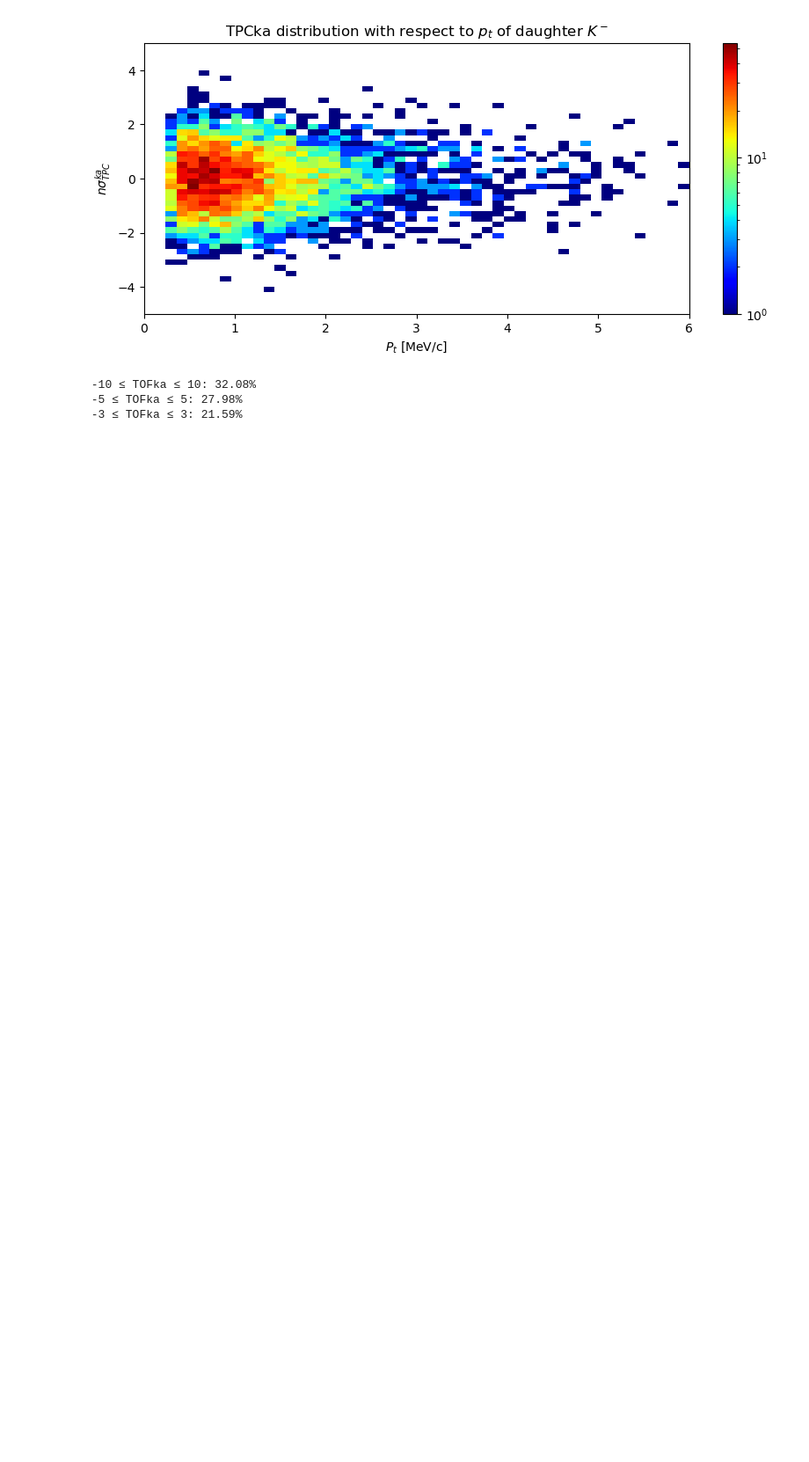
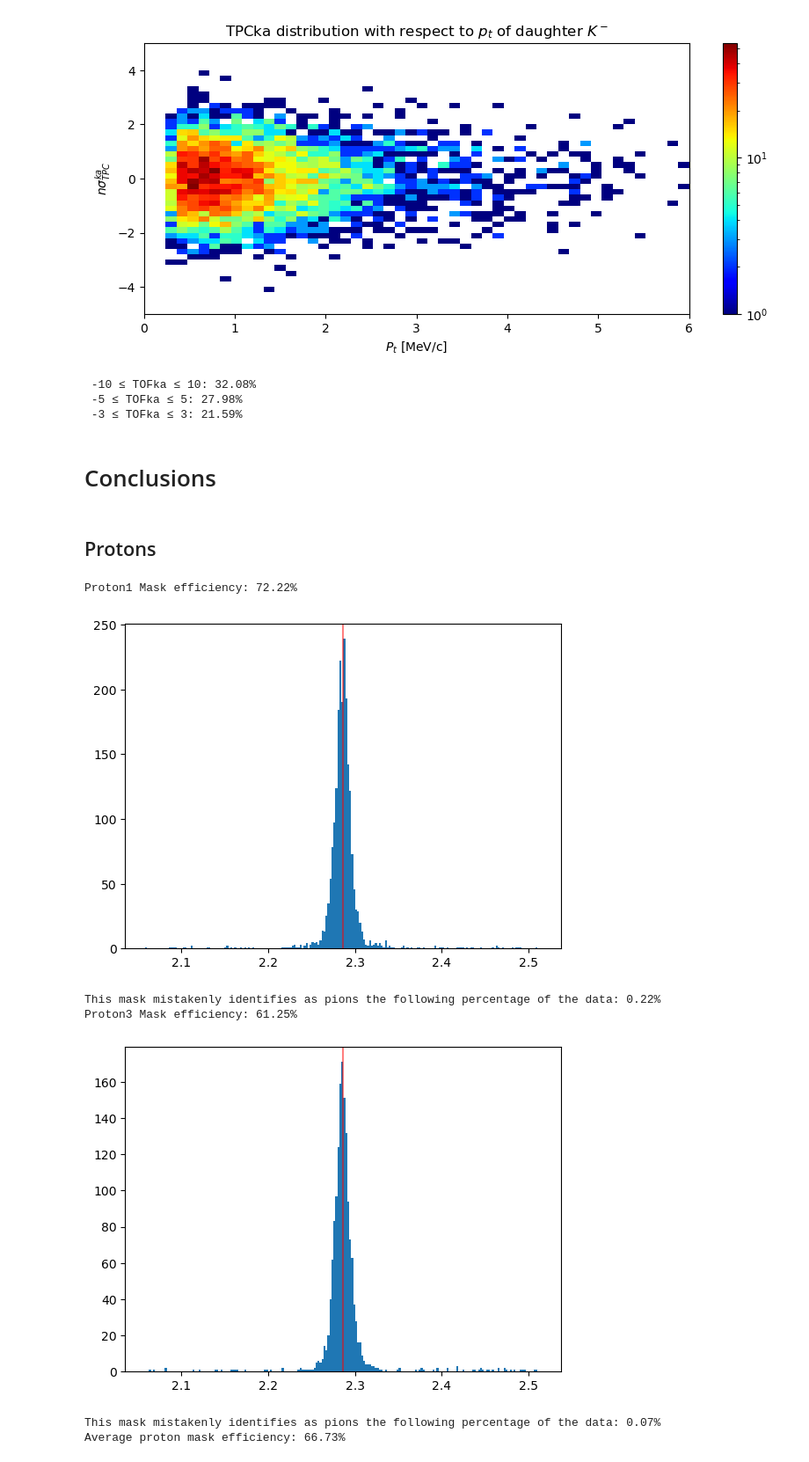
Before and after one commit to LeoPi314/LCPB_Project, a Jupyter notebook: MC_Only_Lambda.ipynb, the cells around one changed output. Shown at 88% size. Saved outputs shown, nothing was run; the diff lists cells and outputs as text; code cells hidden in the pictures; blank space fills up the shorter version.

Commit message:
[Mattia] Final considerations on Lambda from MC study

```diff
--- a/MC_Only_Lambda.ipynb
+++ b/MC_Only_Lambda.ipynb
@@ -1315,3 +1312,46 @@ for i in range (len(TOF_MAX)):
  -10 ≤ TOFka ≤ 10: 32.08%
  -5 ≤ TOFka ≤ 5: 27.98%
  -3 ≤ TOFka ≤ 3: 21.59%
+# %% [markdown]
+# Conclusions
+# %% [markdown]
+## Protons
+# %%
+# Let's see if the following filters are properly identifying the particles
+# charge is already taken care of
+#pr_charge = final_results["fCharge"]==+1
+pr_TCP_mask_1 = final_results["TPCpr_1"].between(-3,3) &
+pr_TOF_mask_1 = ( final_results["TOFpr_1"].between(-5,5) & (final_results["TOFpi_1"].abs() > 5) ) | \
+                ( np.isclose(final_results["TOFpr_1"], -999) & (final_results["TPCpi_1"].abs() > 3))
+pr_mask_1 = pr_TCP_mask_1 & pr_TOF_mask_1
+pr_mask_1_efficiency = len(final_results[pr_mask_1])/(sum(final_results["PDG_1"]==2212))
+print(f"Proton1 Mask efficiency: {pr_mask_1_efficiency*100:.2f}%")
+
+plt.hist(final_results[pr_mask_1]["inv_mass"], bins=200, range=(0.9*m_lambda, 1.1*m_lambda ) )
+plt.axvline(x=m_lambda, color="red", alpha=0.5)
+plt.show()
+print("This mask mistakenly identifies as pions the following percentage of the data: " +
+f"{sum(final_results[pr_mask_1]["PDG_1"]==211)/len(final_results)*100:.2f}%")
+
+pr_TCP_mask_3 = final_results["TPCpr_3"].between(-3,3)
+pr_TOF_mask_3 = ( final_results["TOFpr_3"].between(-5,5) & (final_results["TOFpi_3"].abs() > 5) ) | \
+                ( np.isclose(final_results["TOFpr_3"], -999) & (final_results["TPCpi_3"].abs() > 3))
+pr_mask_3 = pr_TCP_mask_3 & pr_TOF_mask_3
+pr_mask_3_efficiency = len(final_results[pr_mask_3])/(sum(final_results["PDG_3"]==2212))
+print(f"Proton3 Mask efficiency: {pr_mask_3_efficiency*100:.2f}%")
+
+plt.hist(final_results[pr_mask_3]["alt_mass"], bins=200, range=(0.9*m_lambda, 1.1*m_lambda ) )
+plt.axvline(x=m_lambda, color="red", alpha=0.5)
+plt.show()
+print("This mask mistakenly identifies as pions the following percentage of the data: " +
+f"{sum(final_results[pr_mask_3]["PDG_3"]==211)/len(final_results)*100:.2f}%")
+
+print(f"Average proton mask efficiency: {((pr_mask_1_efficiency+pr_mask_3_efficiency)/2)*100:.2f}%" )
+# %% [output]
+Proton1 Mask efficiency: 72.22%
+[figure, added]
+This mask mistakenly identifies as pions the following percentage of the data: 0.22%
+Proton3 Mask efficiency: 61.25%
+[figure, added]
+This mask mistakenly identifies as pions the following percentage of the data: 0.07%
+Average proton mask efficiency: 66.73%
```
Also changed, not shown: parts of 4 cells of this notebook, 1 other file.
